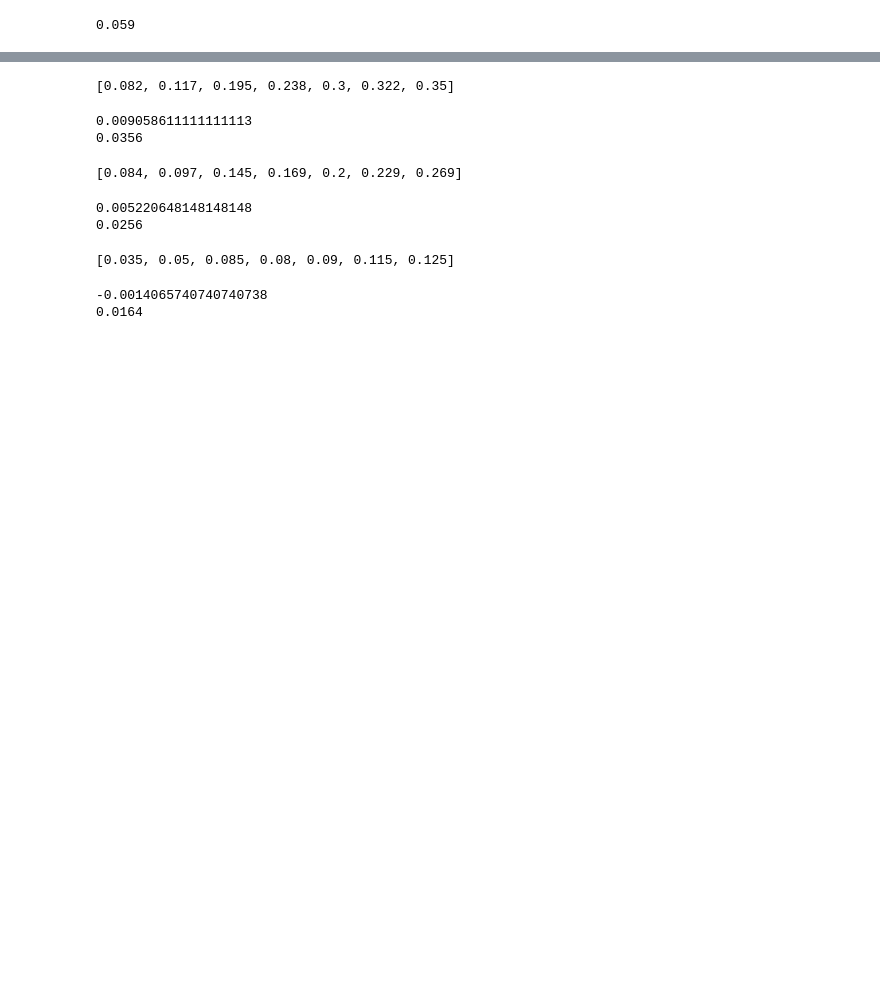
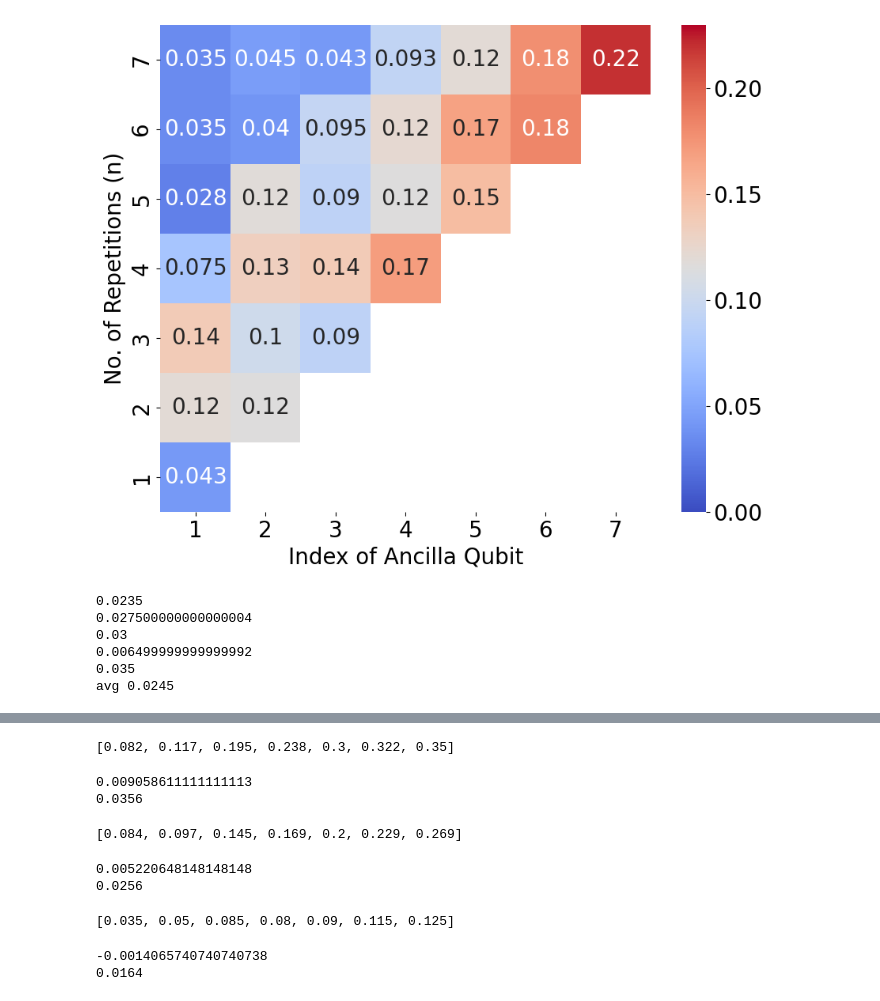
Before and after one commit to huyenemma/qt-native-gate-optimization, a Jupyter notebook: ionq_experiment.ipynb, the cells around one changed output, grey strips where cells are left out. Saved outputs shown, nothing was run; the diff lists cells and outputs as text; code cells hidden in the pictures; blank space fills up the shorter version.

```diff
--- a/ionq_experiment.ipynb
+++ b/ionq_experiment.ipynb
@@ -33,8 +33,25 @@ print(fr1)
 # %%
-plag1_fr = fresh.plag_error_rate(fr1, n)
-print(plag1_fr)
+#plag1_fr = fresh.plag_error_rate(fr1, n)
+#print(plag1_fr)
+
+fresh.plot_heatmap(fr1, 0)
 # %% [output]
-0.059
+[figure, added]
+# %%
+ancillas = range(0,5)
+
+plag = [fresh.plag_error_rate(fr1, id) for id in ancillas]
+
+
+avg_plag = sum(plag)/len(plag)
+print("avg", avg_plag)
+# %% [output]
+0.0235
+0.027500000000000004
+0.03
+0.006499999999999992
+0.035
+avg 0.0245
 # %%
 fr2_str = """
 0.028
```
Also changed, not shown: parts of 5 cells of this notebook, 18 other files.
